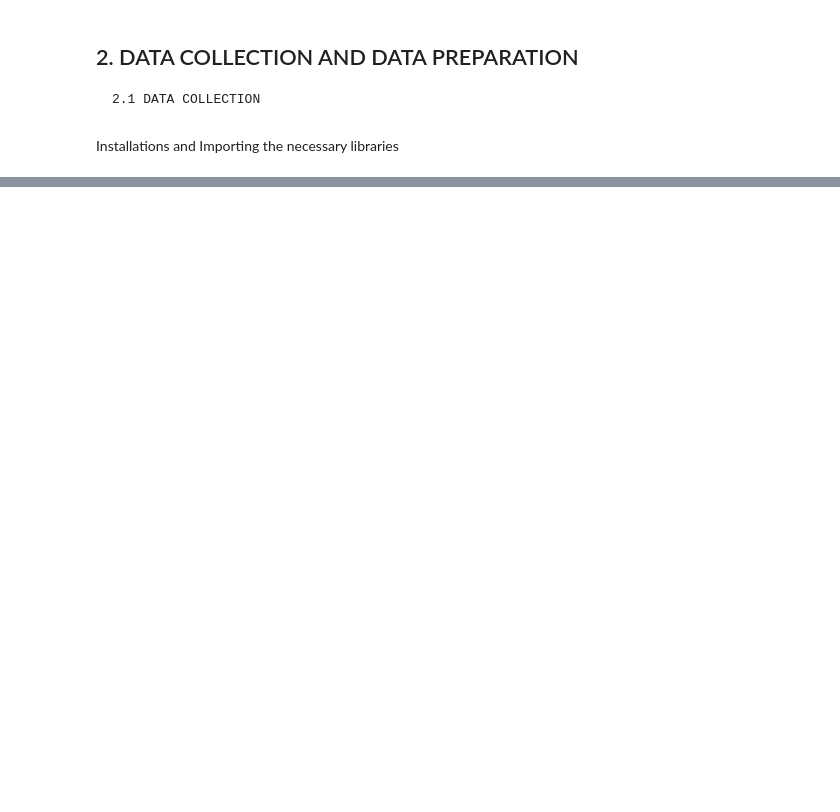
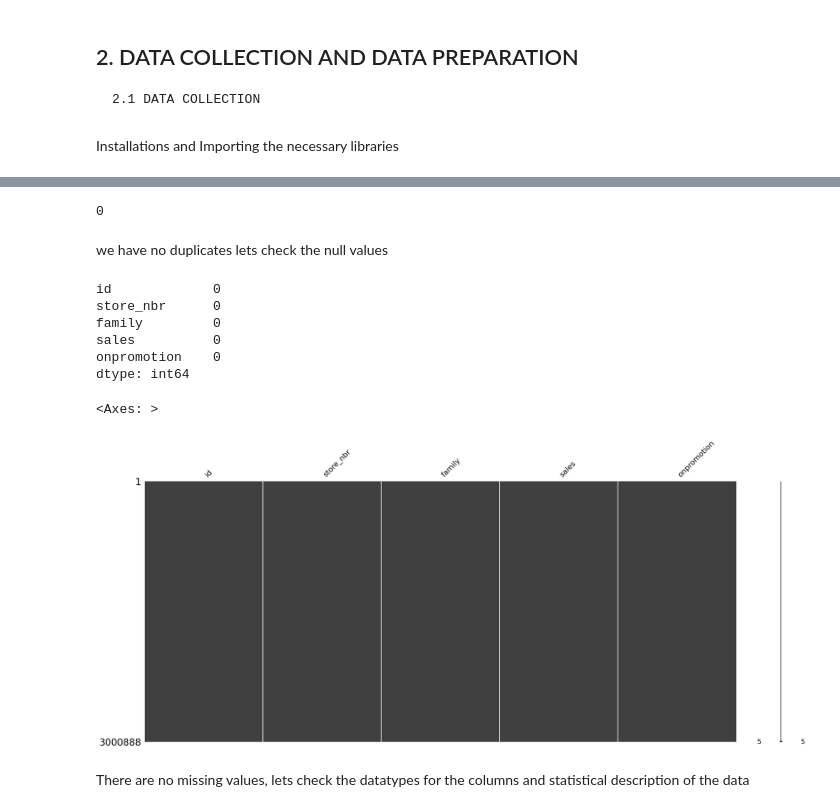
Before and after one commit to MarthaK-Coder/Azubi-Africa-LP3-Sprint, a Jupyter notebook: Project3 Notebook.ipynb, the cells around one changed output, grey strips where cells are left out. Saved outputs shown, nothing was run; the diff lists cells and outputs as text; code cells hidden in the pictures; blank space fills up the shorter version.

```diff
--- a/Project3 Notebook.ipynb
+++ b/Project3 Notebook.ipynb
@@ -29,14 +32,28 @@ Note: you may need to restart the kernel to use updated packages.
 # %%
 #Importing the necessary Libraries.
-# Libraries to collect and load/read data
+#Libraries to collect and manipulate data-cleaning
 import pyodbc                    #
 from dotenv import dotenv_values #import the dotenv_values function from the dotenv package
+import os,pickle
 import pandas as pd
 import numpy as np
-import os
+from datetime import datetime
+from dateutil.parser import parse
+import missingno as msno
+import zipfile
 import warnings
+warnings.filterwarnings('ignore')
 
 #Libraries for Vizualization and EDA
+import matplotlib as mpl
 import matplotlib.pyplot as plt
 import matplotlib.ticker as ticker
 import seaborn as sns
+import plotly.express as px
+import matplotlib.dates as mdates
+
+# EDA (pandas-profiling, etc. )
+import ydata_profiling as pp
+
+mpl.rcParams['figure.figsize'] = (10, 8)
+mpl.rcParams['axes.grid'] = False
@@ -42,0 +97,14 @@ import seaborn as sns
+# %%
+# Specify the ZIP file path
+zip_file_path = 'store-sales-forecasting.zip'
+
+# Initialize the ZipFile object
+with zipfile.ZipFile(zip_file_path, 'r') as zip_ref:
+
+    # Read the 'train.csv' file from the ZIP archive
+    with zip_ref.open('train.csv') as train:
+        data_train = pd.read_csv(train,index_col = 'date',parse_dates =True)
+
+    # Read the 'transactions.csv' file from the ZIP archive
+    with zip_ref.open('transactions.csv') as transactions:
+        data_transaction = pd.read_csv(transactions,index_col = 'date',parse_dates =True)
@@ -42,0 +404,25 @@ import seaborn as sns
+# %%
+#Checking duplicated data
+data_train.duplicated().sum()
+# %% [output]
+0
+# %% [markdown]
+we have no duplicates lets check the null values
+# %%
+#checking null values
+data_train.isnull().sum()
+# %% [output]
+id             0
+store_nbr      0
+family         0
+sales          0
+onpromotion    0
+dtype: int64
+# %%
+#visualizing missing data in a dataset. using msno.matrix
+msno.matrix(data_train)
+# %% [output]
+<Axes: >
+[figure, added]
+# %% [markdown]
+There are no missing values, lets check the datatypes for the columns and statistical description of the data
```
Also changed, not shown: parts of 142 cells of this notebook, 4 other files.
